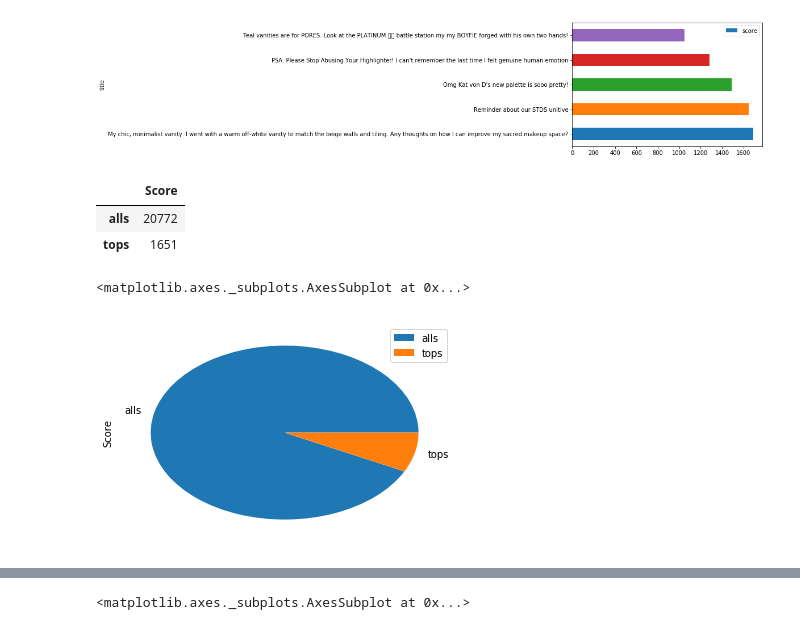
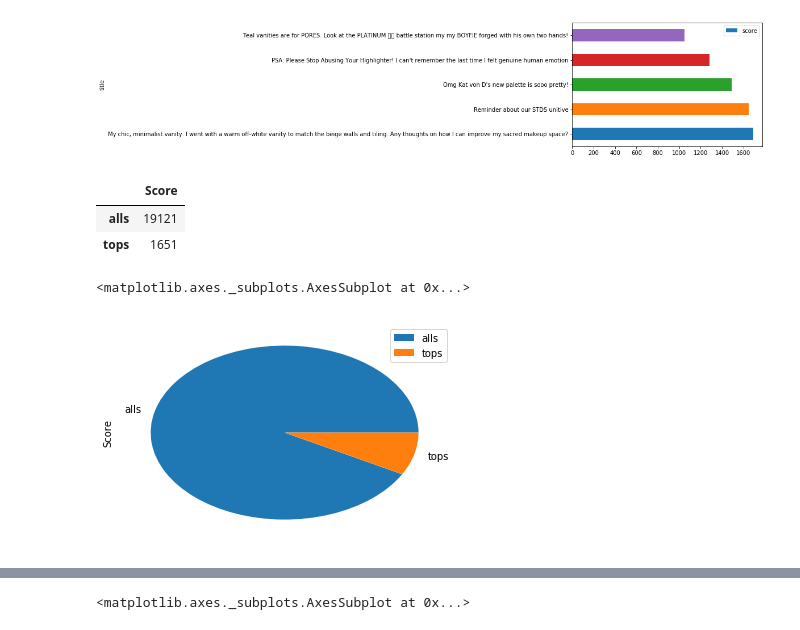
Before and after one commit to yvonnebutselaar/data-driven-design, a Jupyter notebook: PlottingTests.ipynb, the cells around one changed output, grey strips where cells are left out. Saved outputs shown, nothing was run; the diff lists cells and outputs as text; code cells hidden in the pictures.

```diff
--- a/PlottingTests.ipynb
+++ b/PlottingTests.ipynb
@@ -59,21 +58,21 @@ sorted_scores[0:5].plot(kind='barh',x='title',y='score')
 <matplotlib.axes._subplots.AxesSubplot at 0x...>
 [figure]
 # %%
-allscore = sorted_scores["score"].sum()
 topscore = sorted_scores["score"][0]
+allscore = sorted_scores["score"].sum() - topscore
 piechart = pd.DataFrame({
     'Score' : [allscore, topscore]},
     index=['alls','tops'])
 
 piechart
 # %% [output]
 |  | Score |
-| alls | 20772 |
+| alls | 19121 |
 | tops | 1651 |
 # %%
 piechart.plot(kind='pie',y='Score')
 # %% [output]
 <matplotlib.axes._subplots.AxesSubplot at 0x...>
-[figure, old version]
+[figure, new version]
 # %%
 sorted_scores[0:5].plot(kind='barh',x='title',y='score', subplots=True)
```
Also changed, not shown: parts of 2 cells of this notebook, 6 other files.
